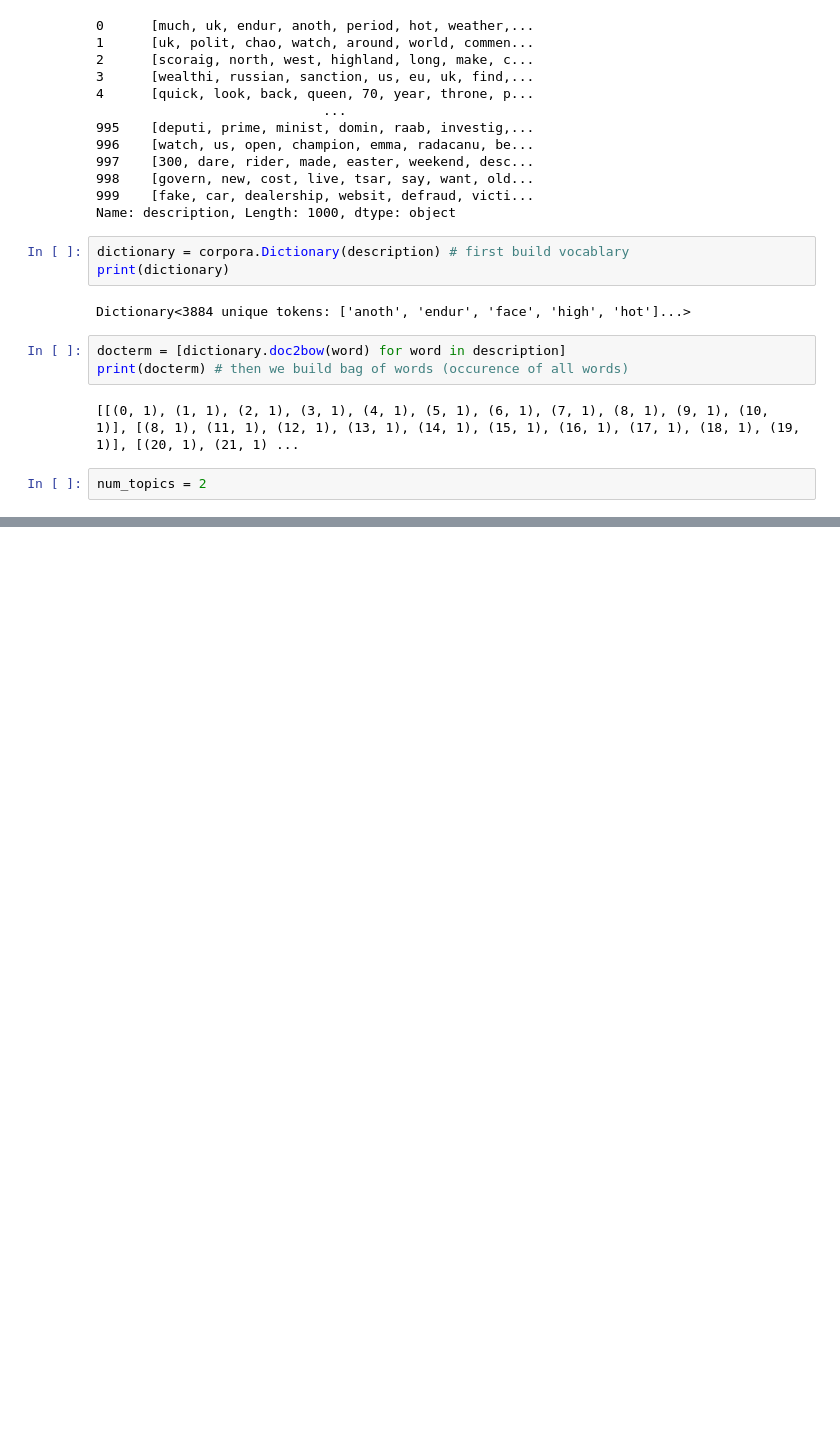
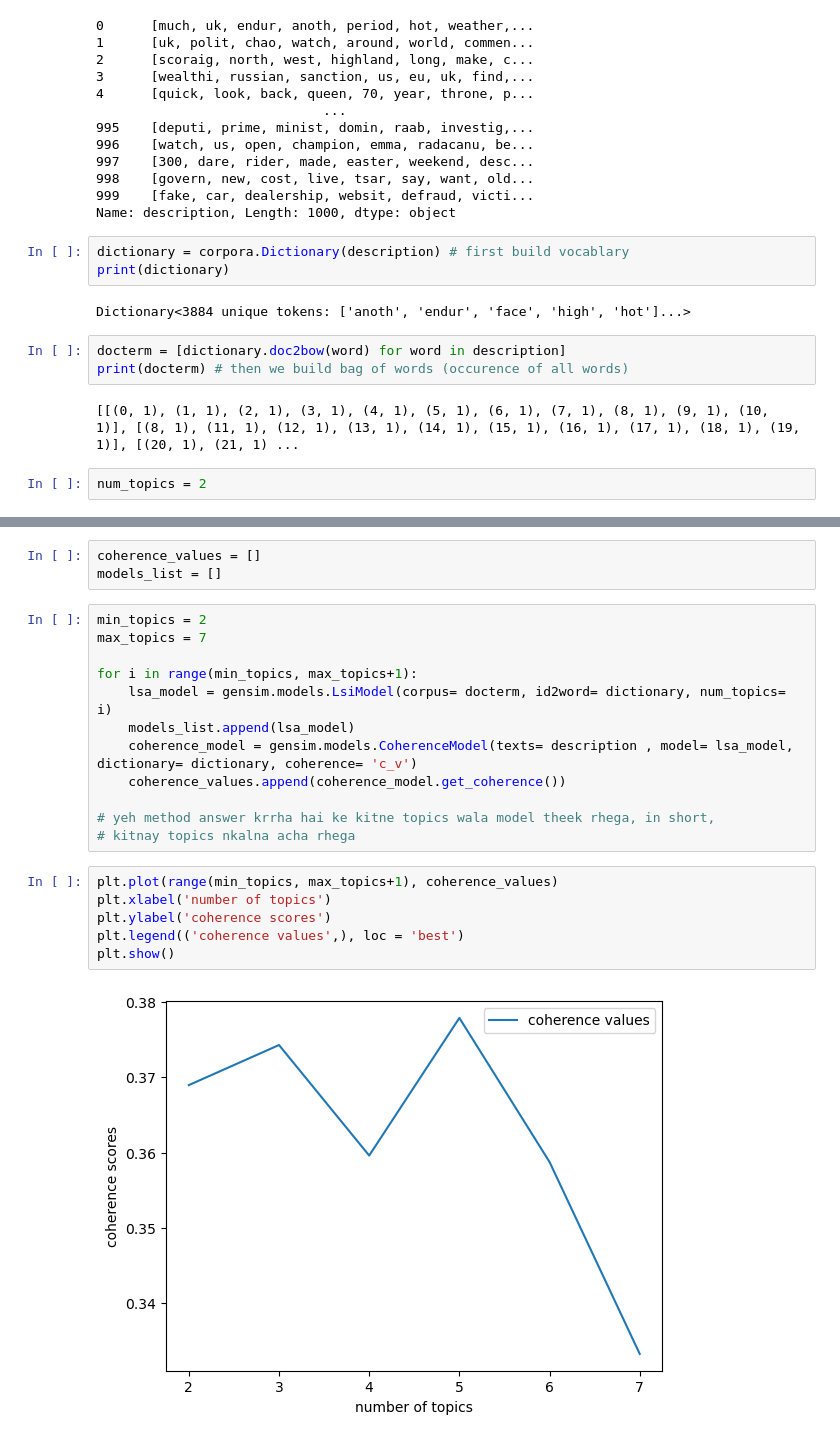
Before and after one commit to wanderer878/jupyter, a Jupyter notebook: LSA_model.ipynb, the cells around one changed output, grey strips where cells are left out. Saved outputs shown, nothing was run; the diff lists cells and outputs as text; blank space fills up the shorter version.

Commit message:
LSA topic numbers

```diff
--- a/LSA_model.ipynb
+++ b/LSA_model.ipynb
@@ -133,0 +135,23 @@ Lsa.print_topics(num_topics= num_topics, num_words= 5)
+# %%
+coherence_values = []
+models_list = []
+# %%
+min_topics = 2
+max_topics = 7
+
+for i in range(min_topics, max_topics+1):
+    lsa_model = gensim.models.LsiModel(corpus= docterm, id2word= dictionary, num_topics= i)
+    models_list.append(lsa_model)
+    coherence_model = gensim.models.CoherenceModel(texts= description , model= lsa_model, dictionary= dictionary, coherence= 'c_v')
+    coherence_values.append(coherence_model.get_coherence())
+
+# yeh method answer krrha hai ke kitne topics wala model theek rhega, in short,
+# kitnay topics nkalna acha rhega
+# %%
+plt.plot(range(min_topics, max_topics+1), coherence_values)
+plt.xlabel('number of topics')
+plt.ylabel('coherence scores')
+plt.legend(('coherence values',), loc = 'best')
+plt.show()
+# %% [output]
+[figure, added]
```
Also changed, not shown: parts of 5 cells of this notebook.
